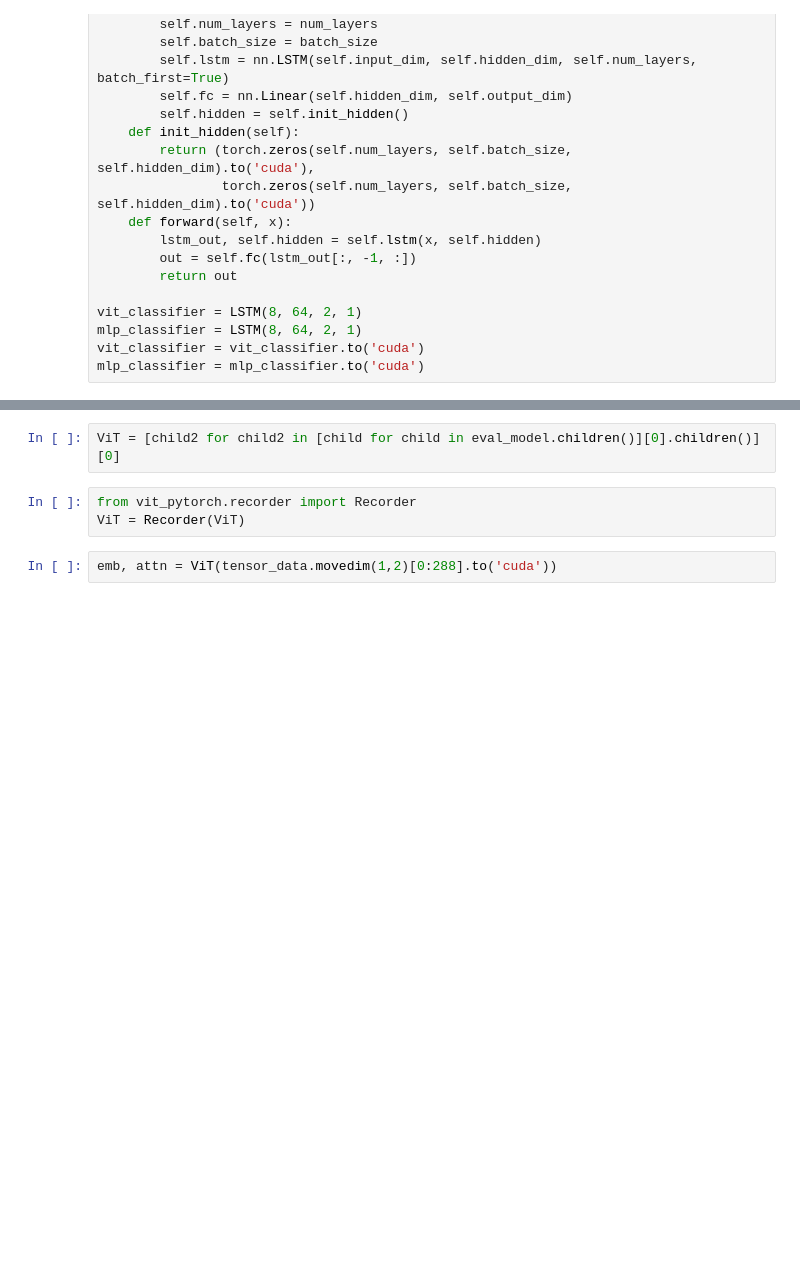
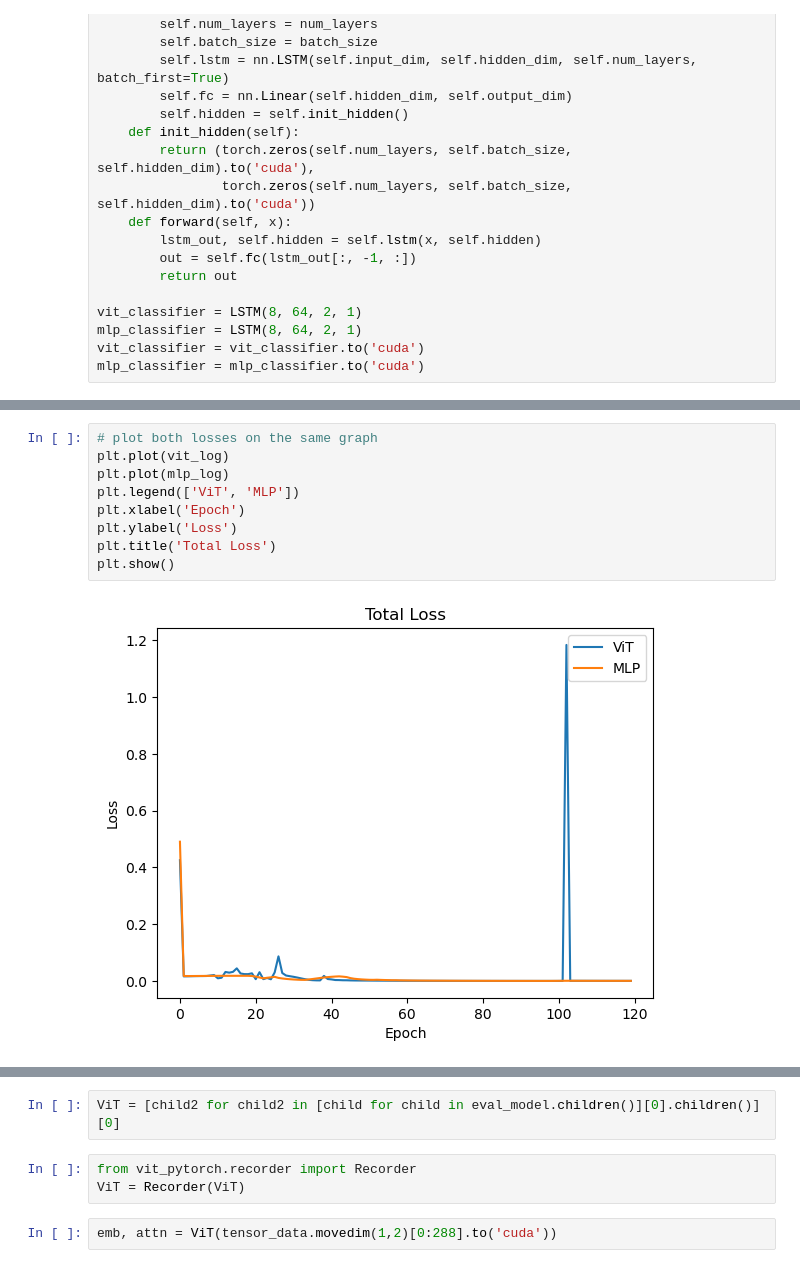
Before and after one commit to Tsuchijo/CEBRA-ViT, a Jupyter notebook: src/testing.ipynb, the cells around one changed output, grey strips where cells are left out. Drawn from its saved outputs; the diff is of its cells as text; blank space fills up the shorter version.

```diff
--- a/src/testing.ipynb
+++ b/src/testing.ipynb
@@ -197,0 +228,11 @@ for i in range(num_epochs):
+# %%
+# plot both losses on the same graph
+plt.plot(vit_log)
+plt.plot(mlp_log)
+plt.legend(['ViT', 'MLP'])
+plt.xlabel('Epoch')
+plt.ylabel('Loss')
+plt.title('Total Loss')
+plt.show()
+# %% [output]
+[figure, added]
```
Also changed, not shown: parts of 11 cells of this notebook, 23 other files.
